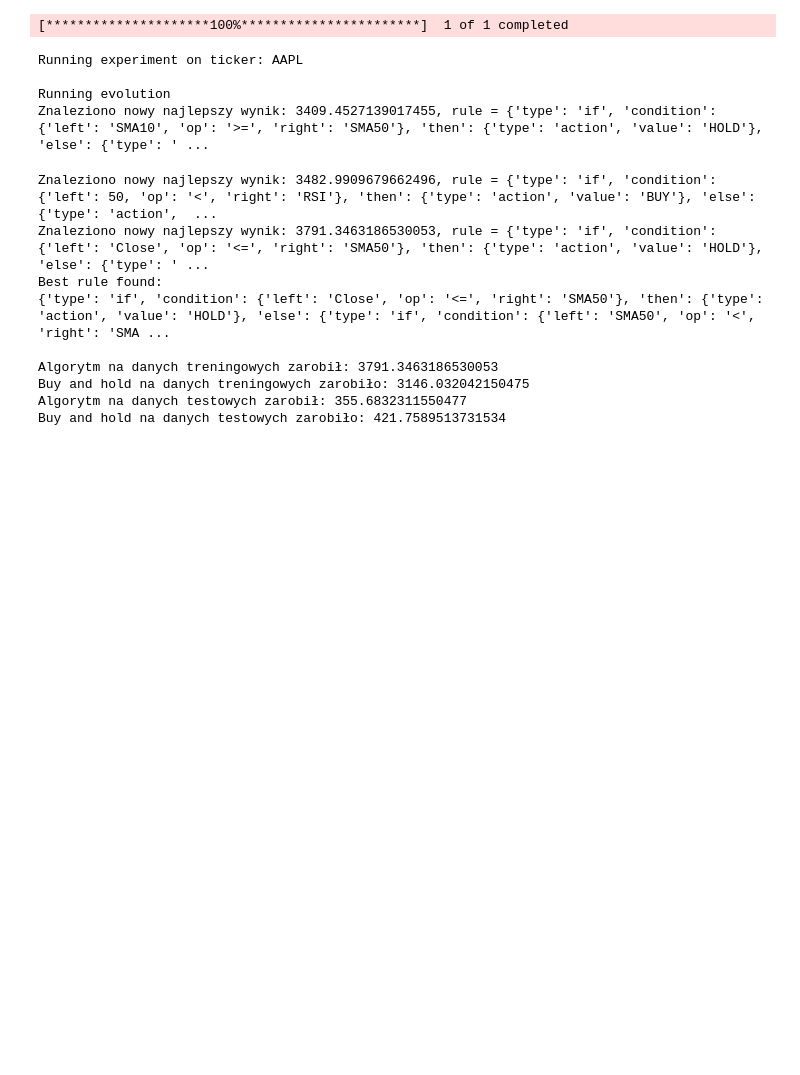
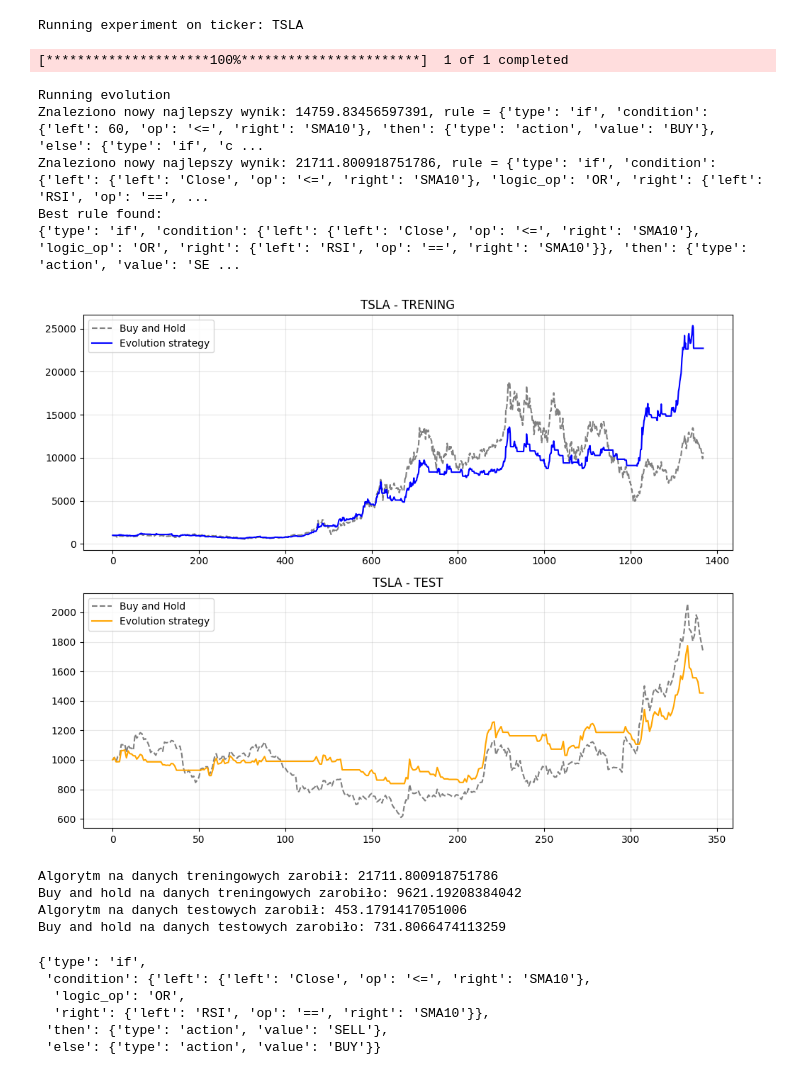
Before and after one commit to Volqano/Grammatical-Evolution-Trading, a Jupyter notebook: src/main.ipynb, the cells around one changed output. Drawn from its saved outputs; the diff is of its cells as text; code cells hidden in the pictures; blank space fills up the shorter version.

```diff
--- a/src/main.ipynb
+++ b/src/main.ipynb
@@ -87,8 +17,9 @@ def evolution(population_size, chromosome_size, crossover_probability, mutation_
 # %%
-def fast_evolution(population_size, chromosome_size, crossover_probability, mutation_probability, number_of_iterations, number_of_offspring, data, grammar, initial_cash, max_depth, selection, crossover=None, mutation=None):
+def evolution(population_size, chromosome_size, crossover_probability, mutation_probability, number_of_iterations, number_of_offspring, data, grammar, initial_cash, max_depth, selection, fitness_function=fast_backtest, crossover=None, mutation=None, k=5):
     best_objective_value = -np.inf
     best_chromosome = None
     best_rule = None
+    history = []
     current_population = np.random.randint(256, size=(population_size, chromosome_size))
     objective_values = np.zeros(population_size)
     for _ in range(number_of_iterations):
@@ -100,13 +31,14 @@ def fast_evolution(population_size, chromosome_size, crossover_probability, muta
                 objective_values[i] = -100.0 * initial_cash
             else:
                 try:
-                    score = fast_backtest(rule, data, initial_cash)
+                    score = fitness_function(rule, data, initial_cash)
                     objective_values[i] = score
                 except:
                     objective_values[i] = -100.0 * initial_cash
 
         # update best chromosome
         current_best = np.max(objective_values)
+        history.append(current_best)
         if current_best > best_objective_value:
             best_idx = np.argmax(objective_values)
             best_chromosome = current_population[best_idx].copy()
@@ -114,9 +46,9 @@ def fast_evolution(population_size, chromosome_size, crossover_probability, muta
             best_rule = map_genotype_to_fenotype(best_chromosome, grammar, max_depth)
             print(f"Znaleziono nowy najlepszy wynik: {current_best}, rule = {best_rule}")
 
-        parents = selection(objective_values, current_population, number_of_offspring)
+        parents = selection(objective_values, current_population, number_of_offspring, k=k)
 
-        # creating offspring
+        # crossover
         offspring = np.zeros((number_of_offspring, chromosome_size), dtype=np.int64)
         for i in range(int(number_of_offspring/2)):
             p1 = parents[2*i].copy()
@@ -137,4 +69,5 @@ def fast_evolution(population_size, chromosome_size, crossover_probability, muta
 
         current_population = offspring
 
-    return best_chromosome, best_objective_value, best_rule
+
+    return best_chromosome, best_objective_value, best_rule, history
@@ -184,17 +171,21 @@ def compare_profit(ticker, population=500, chromosome_size=50, iterations=100, i
 # %%
-compare_profit('AAPL', selection=roulette_selection)
+compare_profit_with_plot('TSLA', max_depth=50, selection=tournament_selection)
 # %% [output]
-[*********************100%***********************]  1 of 1 completed
+Running experiment on ticker: TSLA
-Running experiment on ticker: AAPL
-
-Running evolution
-Znaleziono nowy najlepszy wynik: 3409.4527139017455, rule = {'type': 'if', 'condition': {'left': 'SMA10', 'op': '>=', 'right': 'SMA50'}, 'then': {'type': 'action', 'value': 'HOLD'}, 'else': {'type': ' ...
+[*********************100%***********************]  1 of 1 completed
-Znaleziono nowy najlepszy wynik: 3482.9909679662496, rule = {'type': 'if', 'condition': {'left': 50, 'op': '<', 'right': 'RSI'}, 'then': {'type': 'action', 'value': 'BUY'}, 'else': {'type': 'action',  ...
-Znaleziono nowy najlepszy wynik: 3791.3463186530053, rule = {'type': 'if', 'condition': {'left': 'Close', 'op': '<=', 'right': 'SMA50'}, 'then': {'type': 'action', 'value': 'HOLD'}, 'else': {'type': ' ...
+Running evolution
+Znaleziono nowy najlepszy wynik: 14759.83456597391, rule = {'type': 'if', 'condition': {'left': 60, 'op': '<=', 'right': 'SMA10'}, 'then': {'type': 'action', 'value': 'BUY'}, 'else': {'type': 'if', 'c ...
+Znaleziono nowy najlepszy wynik: 21711.800918751786, rule = {'type': 'if', 'condition': {'left': {'left': 'Close', 'op': '<=', 'right': 'SMA10'}, 'logic_op': 'OR', 'right': {'left': 'RSI', 'op': '==', ...
 Best rule found:
-{'type': 'if', 'condition': {'left': 'Close', 'op': '<=', 'right': 'SMA50'}, 'then': {'type': 'action', 'value': 'HOLD'}, 'else': {'type': 'if', 'condition': {'left': 'SMA50', 'op': '<', 'right': 'SMA ...
-
-Algorytm na danych treningowych zarobił: 3791.3463186530053
-Buy and hold na danych treningowych zarobiło: 3146.032042150475
-Algorytm na danych testowych zarobił: 355.6832311550477
-Buy and hold na danych testowych zarobiło: 421.7589513731534
+{'type': 'if', 'condition': {'left': {'left': 'Close', 'op': '<=', 'right': 'SMA10'}, 'logic_op': 'OR', 'right': {'left': 'RSI', 'op': '==', 'right': 'SMA10'}}, 'then': {'type': 'action', 'value': 'SE ...
+[figure, added]
+Algorytm na danych treningowych zarobił: 21711.800918751786
+Buy and hold na danych treningowych zarobiło: 9621.19208384042
+Algorytm na danych testowych zarobił: 453.1791417051006
+Buy and hold na danych testowych zarobiło: 731.8066474113259
+{'type': 'if',
+ 'condition': {'left': {'left': 'Close', 'op': '<=', 'right': 'SMA10'},
+  'logic_op': 'OR',
+  'right': {'left': 'RSI', 'op': '==', 'right': 'SMA10'}},
+ 'then': {'type': 'action', 'value': 'SELL'},
+ 'else': {'type': 'action', 'value': 'BUY'}}
```
Also changed, not shown: parts of 27 cells of this notebook, 3 other files.
